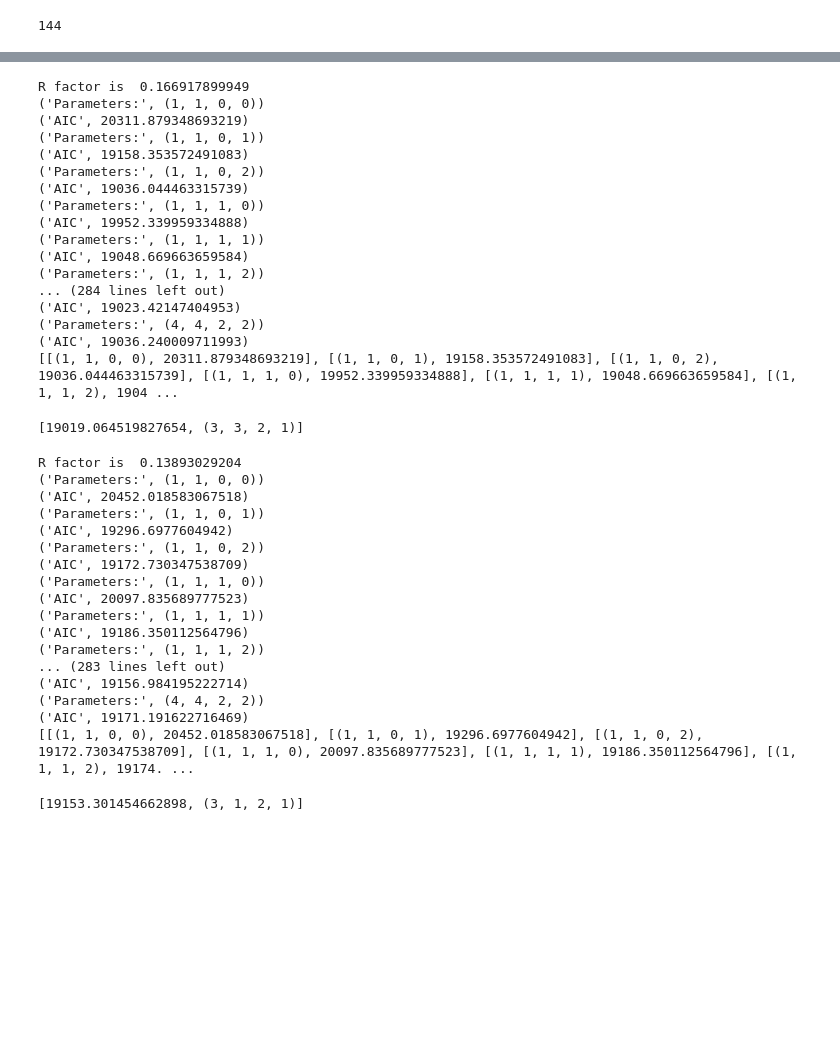
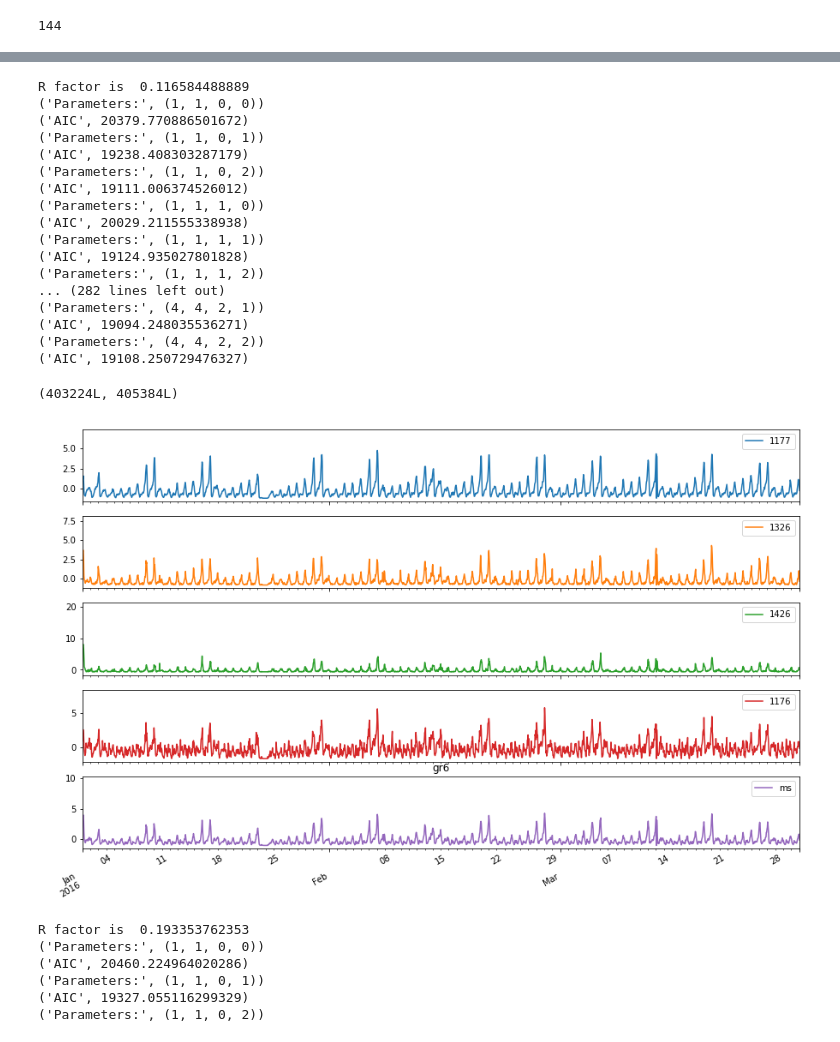
Before and after one commit to PhySci/projectNYtaxi, a Jupyter notebook: week4/Week4-2.ipynb, the cells around one changed output, grey strips where cells are left out. Drawn from its saved outputs; the diff is of its cells as text; code cells hidden in the pictures; blank space fills up the shorter version.

Commit message:
Recalculate wrong SARIMAX parameters

```diff
--- a/week4/Week4-2.ipynb
+++ b/week4/Week4-2.ipynb
@@ -187,25 +178,25 @@ non-invertible starting MA parameters found with `enforce_invertibility` set to
 KeyboardInterrupt:
 # %%
-findHyperParams(df.loc[startDate:endDate,fitSeries.get('gr4')].to_frame(name = 'trip_count'),parameters_list)
+gr4Params = findHyperParams(df.loc[startDate:endDate,fitSeries.get('gr4')].to_frame(name = 'trip_count'),parameters_list)
+#gr20Params = findHyperParams(df.loc[startDate:endDate,fitSeries.get('gr20')].to_frame(name = 'trip_count'),parameters_list)
 # %% [output]
-R factor is  0.166917899949
+R factor is  0.116584488889
 ('Parameters:', (1, 1, 0, 0))
-('AIC', 20311.879348693219)
+('AIC', 20379.770886501672)
 ('Parameters:', (1, 1, 0, 1))
-('AIC', 19158.353572491083)
+('AIC', 19238.408303287179)
 ('Parameters:', (1, 1, 0, 2))
-('AIC', 19036.044463315739)
+('AIC', 19111.006374526012)
 ('Parameters:', (1, 1, 1, 0))
-('AIC', 19952.339959334888)
+('AIC', 20029.211555338938)
 ('Parameters:', (1, 1, 1, 1))
-('AIC', 19048.669663659584)
+('AIC', 19124.935027801828)
 ('Parameters:', (1, 1, 1, 2))
-... (284 lines left out)
-('AIC', 19023.42147404953)
+... (282 lines left out)
+('Parameters:', (4, 4, 2, 1))
+('AIC', 19094.248035536271)
 ('Parameters:', (4, 4, 2, 2))
-('AIC', 19036.240009711993)
-[[(1, 1, 0, 0), 20311.879348693219], [(1, 1, 0, 1), 19158.353572491083], [(1, 1, 0, 2), 19036.044463315739], [(1, 1, 1, 0), 19952.339959334888], [(1, 1, 1, 1), 19048.669663659584], [(1, 1, 1, 2), 1904 ...
+('AIC', 19108.250729476327)
-[19019.064519827654, (3, 3, 2, 1)]
 # %%
 # обновляем словарь оптимальных параметров для группы # gr4
 paramsGroups = np.load('paramsGroups.npy').item()
@@ -213,26 +205,27 @@ paramsGroups.update({'gr4': [19019, (3,3,2,1)]})
 np.save('paramsGroups.npy', paramsGroups)
+# %%
+grName = 'gr6'
+
+grSeries = df.loc[:,tsGroups.get(grName)].apply(lambda x: (x - x.mean()), raw = True)
+grSeries = grSeries.apply(lambda x: x /(x.std()), raw = True)
+
+grSeries.assign(ms = grSeries.mean(1)).plot(subplots = True,figsize = [15,10])
+plt.title(grName)
+plt.xlim(['2016-01-01','2016-03-31'])
+# %% [output]
+(403224L, 405384L)
+[figure, added]
 # %%
-# выполняем повторный расчёт для группы # gr20
-gr20Params = findHyperParams(df.loc[startDate:endDate,fitSeries.get('gr20')].to_frame(name = 'trip_count'),parameters_list)
+# обновляем словарь оптимальных параметров для группы # gr4
+grName = 'gr6'
+paramsGroups = np.load('paramsGroups.npy').item()
+gr22Params = findHyperParams(df.loc[startDate:endDate,fitSeries.get(grName)].to_frame(name = 'trip_count'),parameters_list)
+paramsGroups.update({grName:gr22Params})
+np.save('paramsGroups.npy', paramsGroups)
 # %% [output]
-R factor is  0.13893029204
+R factor is  0.193353762353
 ('Parameters:', (1, 1, 0, 0))
-('AIC', 20452.018583067518)
+('AIC', 20460.224964020286)
 ('Parameters:', (1, 1, 0, 1))
-('AIC', 19296.6977604942)
+('AIC', 19327.055116299329)
 ('Parameters:', (1, 1, 0, 2))
-('AIC', 19172.730347538709)
-('Parameters:', (1, 1, 1, 0))
-('AIC', 20097.835689777523)
-('Parameters:', (1, 1, 1, 1))
-('AIC', 19186.350112564796)
-('Parameters:', (1, 1, 1, 2))
-... (283 lines left out)
-('AIC', 19156.984195222714)
-('Parameters:', (4, 4, 2, 2))
-('AIC', 19171.191622716469)
-[[(1, 1, 0, 0), 20452.018583067518], [(1, 1, 0, 1), 19296.6977604942], [(1, 1, 0, 2), 19172.730347538709], [(1, 1, 1, 0), 20097.835689777523], [(1, 1, 1, 1), 19186.350112564796], [(1, 1, 1, 2), 19174. ...
-# %%
-gr20Params
-# %% [output]
-[19153.301454662898, (3, 1, 2, 1)]
```
Also changed, not shown: parts of 7 cells of this notebook, 5 other files.
